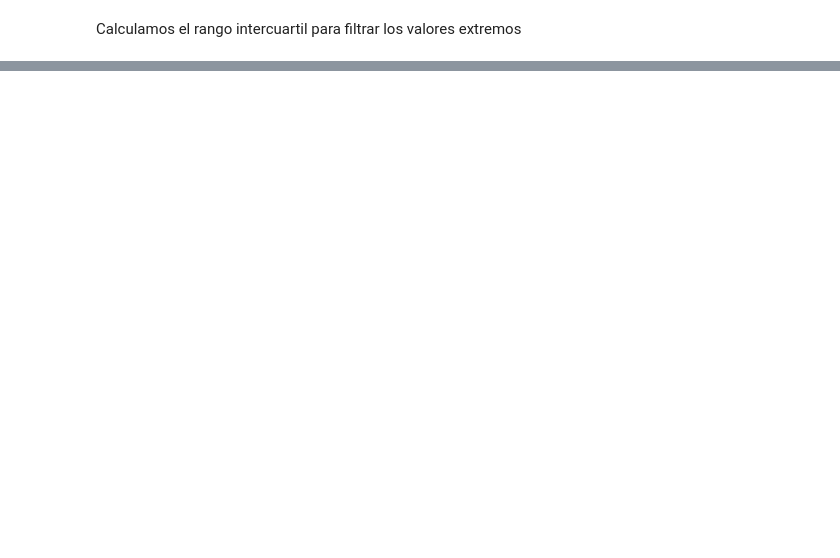
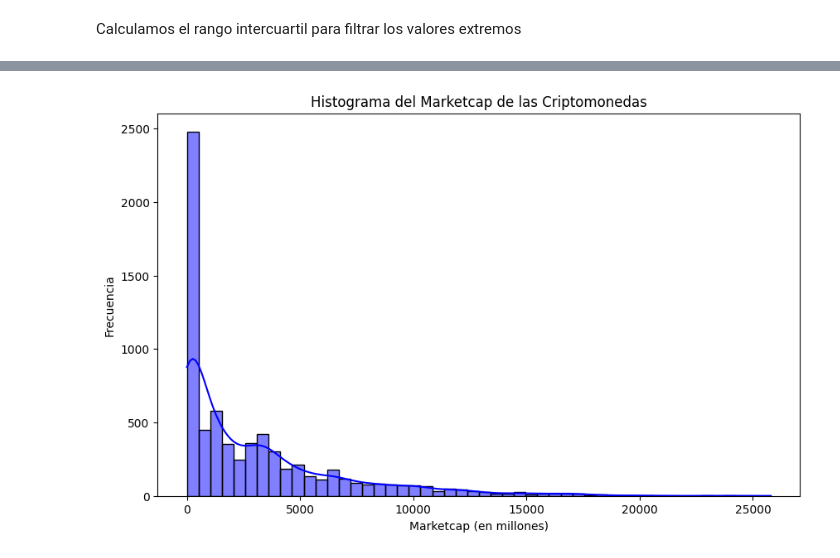
Before and after one commit to SpecTr03/Crypto-price-prediction, a Jupyter notebook: cryptoAnalysis.ipynb, the cells around one changed output, grey strips where cells are left out. Cells and saved outputs as stored; diff of their text form; code cells hidden in the pictures; blank space fills up the shorter version.

```diff
--- a/cryptoAnalysis.ipynb
+++ b/cryptoAnalysis.ipynb
@@ -143,0 +189,9 @@ Histograma de Marketcap
+# %%
+plt.figure(figsize=(10, 6))
+sns.histplot(df['Marketcap'] / 1e6, bins=50, kde=True, color='blue')  # Escala en millones
+plt.title('Histograma del Marketcap de las Criptomonedas')
+plt.xlabel('Marketcap (en millones)')
+plt.ylabel('Frecuencia')
+plt.show()
+# %% [output]
+[figure, added]
```
Also changed, not shown: parts of 18 cells of this notebook.
